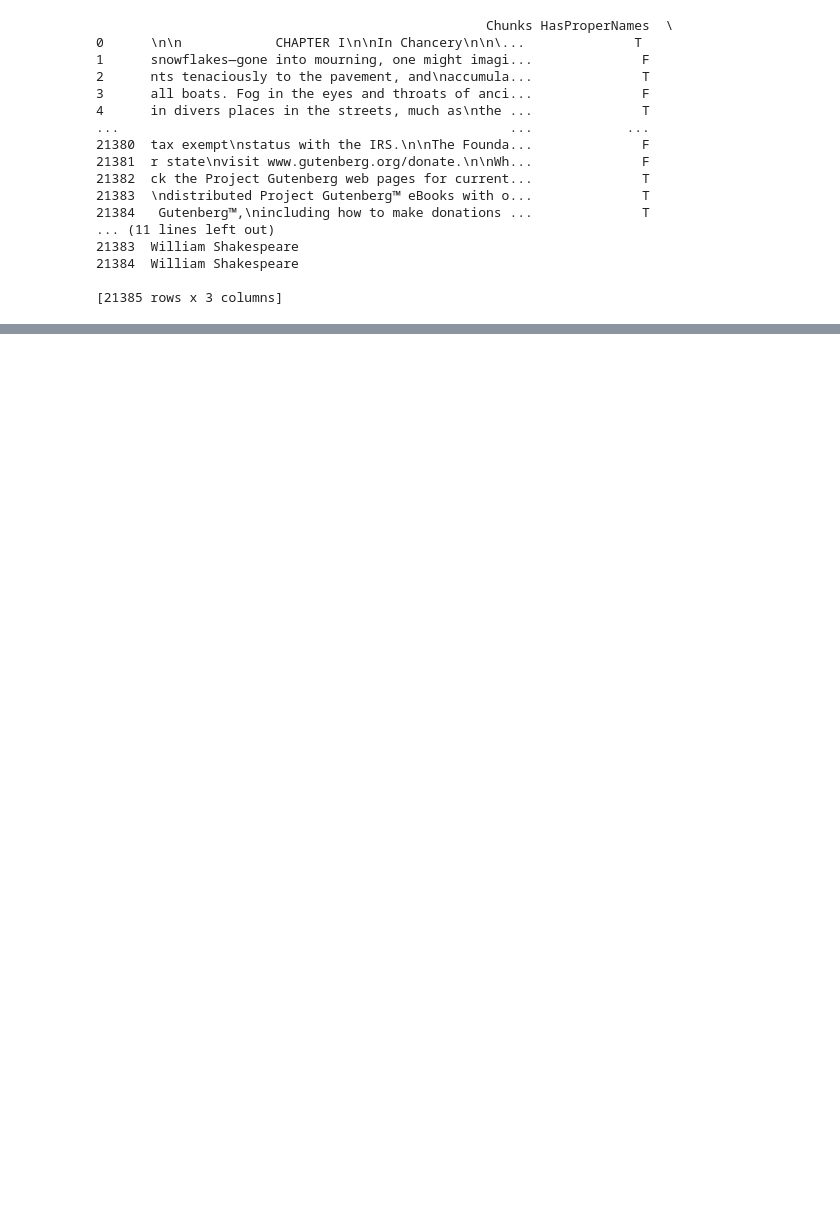
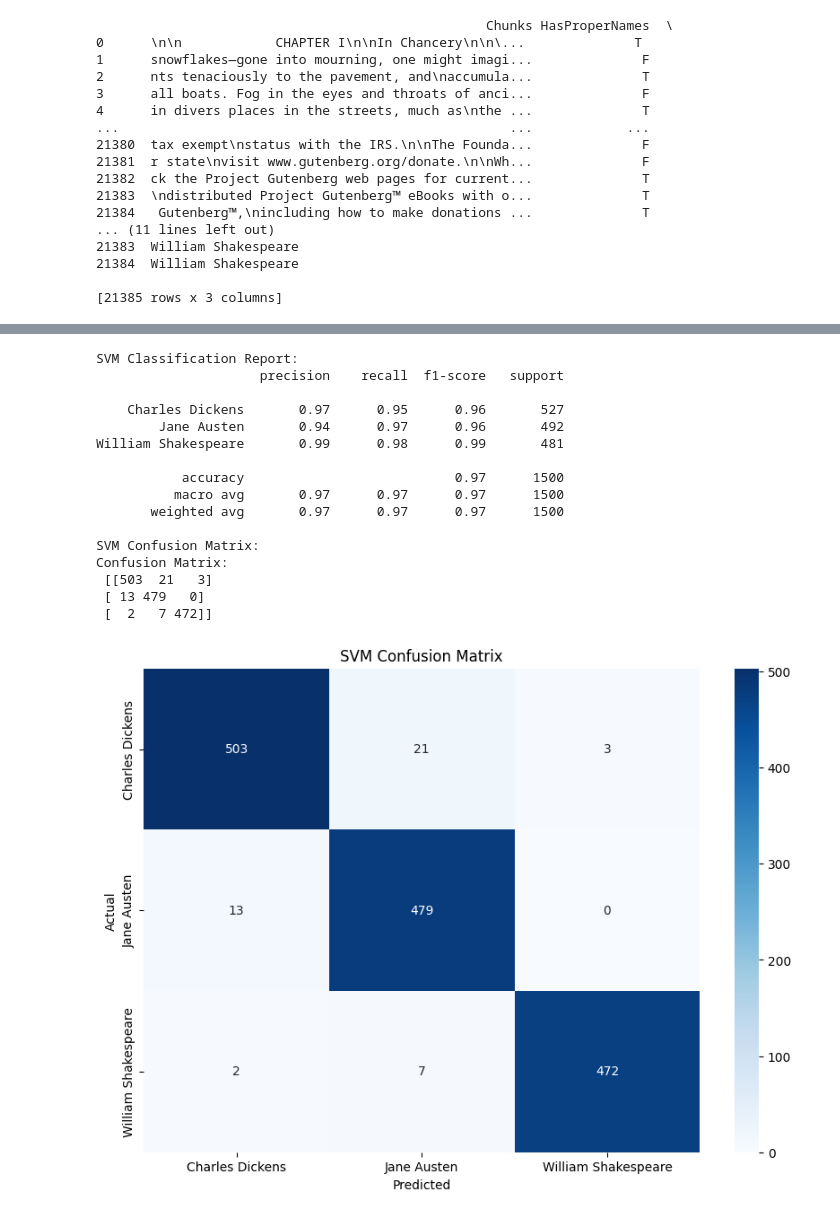
Before and after one commit to harinivanmeeganathan/author_identification_challenge_NLP, a Jupyter notebook: author_identification_attribution_gutenberg_nlp.ipynb, the cells around one changed output, grey strips where cells are left out. Cells and saved outputs as stored; diff of their text form; code cells hidden in the pictures; blank space fills up the shorter version.

```diff
--- a/author_identification_attribution_gutenberg_nlp.ipynb
+++ b/author_identification_attribution_gutenberg_nlp.ipynb
@@ -342,0 +376,74 @@ William Shakespeare       0.73      0.92      0.82       395
+# %%
+from sklearn.svm import SVC
+from sklearn.ensemble import RandomForestClassifier
+from sklearn.metrics import classification_report, confusion_matrix
+import matplotlib.pyplot as plt
+import seaborn as sns
+
+
+# Define the classifiers
+svm_classifier = SVC(kernel='linear', random_state=42)
+rf_classifier = RandomForestClassifier(n_estimators=100, random_state=42)
+
+# Train the SVM classifier
+svm_classifier.fit(X_train, y_train)
+
+# Train the Random Forest classifier
+rf_classifier.fit(X_train, y_train)
+
+# Make predictions with the SVM classifier
+svm_predictions = svm_classifier.predict(X_test)
+
+# Make predictions with the Random Forest classifier
+rf_predictions = rf_classifier.predict(X_test)
+
+# Decode the predictions back to author names
+svm_predictions_decoded = label_encoder.inverse_transform(svm_predictions)
+rf_predictions_decoded = label_encoder.inverse_transform(rf_predictions)
+
+
+# SVM Evaluation
+print("SVM Classification Report:")
+print(classification_report(y_test, svm_predictions, target_names=label_encoder.classes_))
+
+print("SVM Confusion Matrix:")
+svm_conf_matrix = confusion_matrix(y_test, svm_predictions)
+print("Confusion Matrix:\n", svm_conf_matrix)
+plt.figure(figsize=(10, 7))
+sns.heatmap(svm_conf_matrix, annot=True, fmt="d", cmap="Blues", xticklabels=label_encoder.classes_, yticklabels=label_encoder.classes_)
+plt.xlabel("Predicted")
+plt.ylabel("Actual")
+plt.title("SVM Confusion Matrix")
+plt.show()
+
+# Random Forest Evaluation
+print("Random Forest Classification Report:")
+print(classification_report(y_test, rf_predictions, target_names=label_encoder.classes_))
+
+print("Random Forest Confusion Matrix:")
+rf_conf_matrix = confusion_matrix(y_test, rf_predictions)
+print("Confusion Matrix:\n", rf_conf_matrix)
+plt.figure(figsize=(10, 7))
+sns.heatmap(rf_conf_matrix, annot=True, fmt="d", cmap="Blues", xticklabels=label_encoder.classes_, yticklabels=label_encoder.classes_)
+plt.xlabel("Predicted")
+plt.ylabel("Actual")
+plt.title("Random Forest Confusion Matrix")
+plt.show()
+# %% [output]
+SVM Classification Report:
+                     precision    recall  f1-score   support
+
+    Charles Dickens       0.97      0.95      0.96       527
+        Jane Austen       0.94      0.97      0.96       492
+William Shakespeare       0.99      0.98      0.99       481
+
+           accuracy                           0.97      1500
+          macro avg       0.97      0.97      0.97      1500
+       weighted avg       0.97      0.97      0.97      1500
+
+SVM Confusion Matrix:
+Confusion Matrix:
+ [[503  21   3]
+ [ 13 479   0]
+ [  2   7 472]]
+[figure, added]
```
Also changed, not shown: parts of 40 cells of this notebook, 2 other files.
